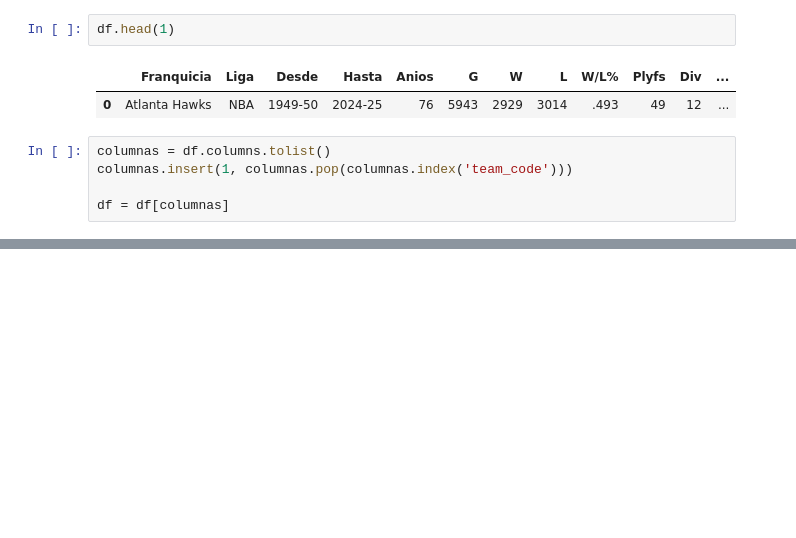
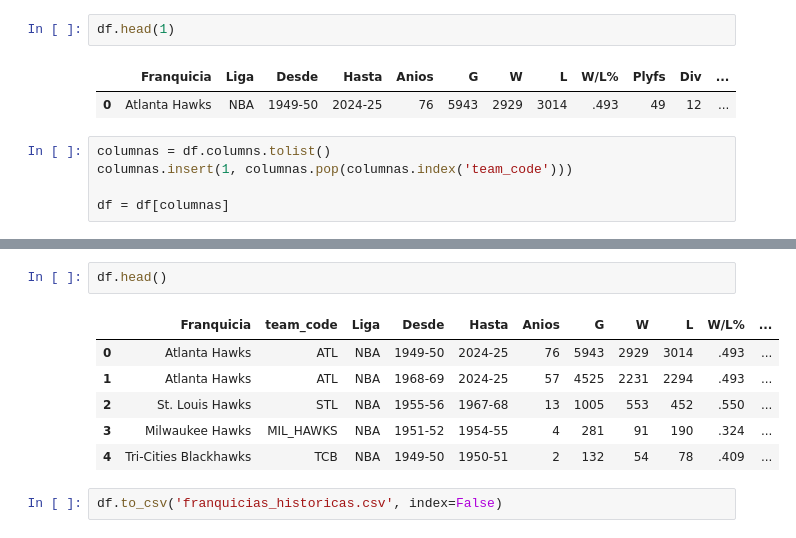
Before and after one commit to ngcarvajall/Proyecto5-GOAT_MJ_LJ, a Jupyter notebook: Scrap_teams.ipynb, the cells around one changed output, grey strips where cells are left out. Drawn from its saved outputs; the diff is of its cells as text; blank space fills up the shorter version.

```diff
--- a/Scrap_teams.ipynb
+++ b/Scrap_teams.ipynb
@@ -161,3 +161,14 @@ df[df['team_code'] == 'LAL']
 |  | Franquicia | team_code | Liga | Desde | Hasta | Anios | G | W | L | W/L% | ... |
 | 40 | Los Angeles Lakers | LAL | NBA/BAA | 1948-49 | 2024-25 | 77 | 6010 | 3554 | 2456 | .591 | ... |
 | 41 | Los Angeles Lakers | LAL | NBA | 1960-61 | 2024-25 | 65 | 5171 | 3097 | 2074 | .599 | ... |
+# %%
+df.head()
+# %% [output]
+|  | Franquicia | team_code | Liga | Desde | Hasta | Anios | G | W | L | W/L% | ... |
+| 0 | Atlanta Hawks | ATL | NBA | 1949-50 | 2024-25 | 76 | 5943 | 2929 | 3014 | .493 | ... |
+| 1 | Atlanta Hawks | ATL | NBA | 1968-69 | 2024-25 | 57 | 4525 | 2231 | 2294 | .493 | ... |
+| 2 | St. Louis Hawks | STL | NBA | 1955-56 | 1967-68 | 13 | 1005 | 553 | 452 | .550 | ... |
+| 3 | Milwaukee Hawks | MIL_HAWKS | NBA | 1951-52 | 1954-55 | 4 | 281 | 91 | 190 | .324 | ... |
+| 4 | Tri-Cities Blackhawks | TCB | NBA | 1949-50 | 1950-51 | 2 | 132 | 54 | 78 | .409 | ... |
+# %%
+df.to_csv('franquicias_historicas.csv', index=False)
```
Also changed, not shown: 10 other files.
